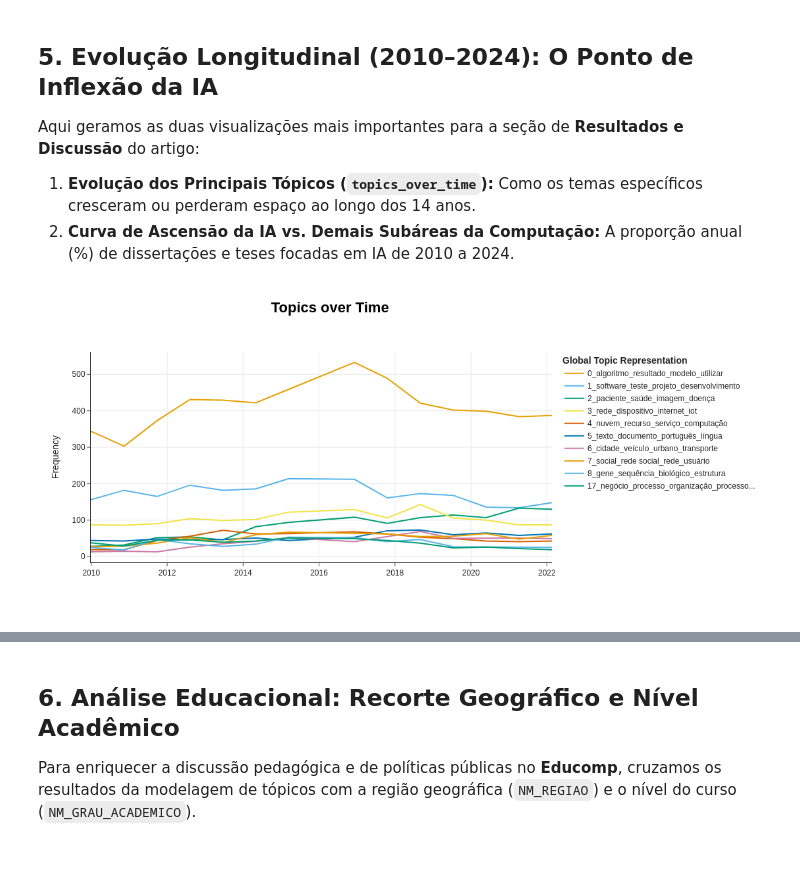
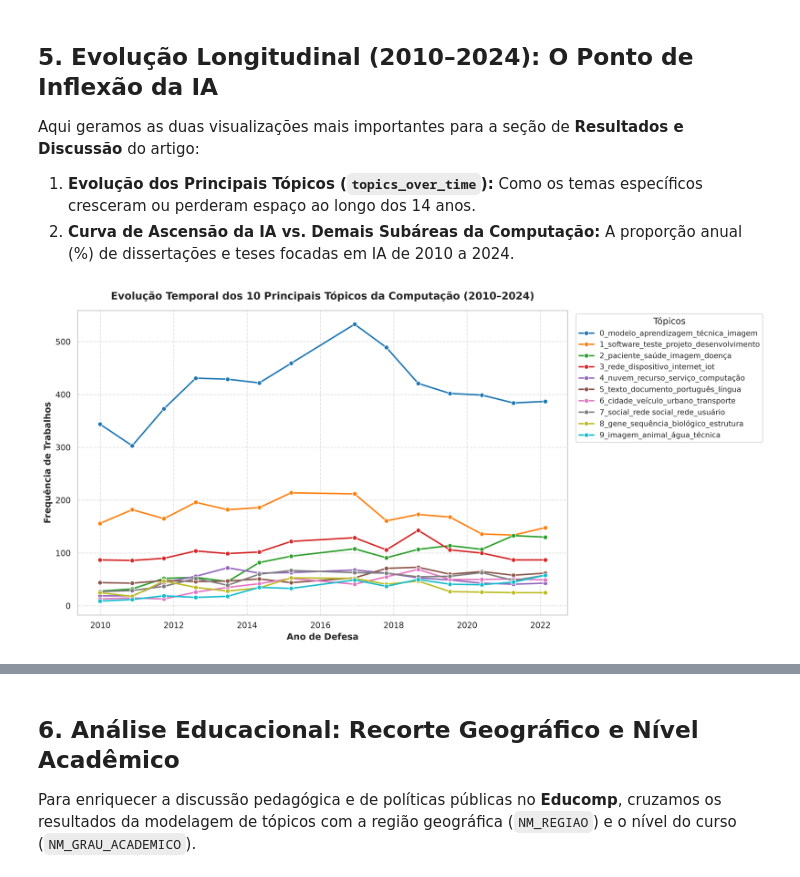
Before and after one commit to diamondxorb/TAC-2026.2, a Jupyter notebook: notebooks/02_modelagem_topicos.ipynb, the cells around one changed output, grey strips where cells are left out. Cells and saved outputs as stored; diff of their text form; code cells hidden in the pictures.

```diff
--- a/notebooks/02_modelagem_topicos.ipynb
+++ b/notebooks/02_modelagem_topicos.ipynb
@@ -221,16 +218,48 @@ Participação global de IA no corpus (2010-2024): 5.01% (1109 trabalhos)
 Aqui geramos as duas visualizações mais importantes para a seção de **Resultados e Discussão** do artigo:
 1. **Evolução dos Principais Tópicos (`topics_over_time`):** Como os temas específicos cresceram ou perderam espaço ao longo dos 14 anos.
 2. **Curva de Ascensão da IA vs. Demais Subáreas da Computação:** A proporção anual (%) de dissertações e teses focadas em IA de 2010 a 2024.
-# %%
-# 1. Cálculo de Tópicos ao Longo do Tempo nativo do BERTopic
-anos = df['AN_BASE'].tolist()
-topicos_no_tempo = topic_model.topics_over_time(documentos, anos, nr_bins=15)
-
-# Visualização interativa (Plotly) dos 10 maiores tópicos
-fig_tempo = topic_model.visualize_topics_over_time(topicos_no_tempo, top_n_topics=10, width=950, height=500)
-fig_tempo.show()
-# %% [output]
-[figure, removed]
+# %%
+# 1. Cálculo de Tópicos ao Longo do Tempo nativo do BERTopic
+anos = df['AN_BASE'].tolist()
+topicos_no_tempo = topic_model.topics_over_time(documentos, anos, nr_bins=15)
+
+# Seleciona os 10 maiores tópicos (ignorando o tópico -1, que é ruído)
+top_10_ids = info_topicos[info_topicos['Topic'] != -1]['Topic'].head(10).tolist()
+df_top10 = topicos_no_tempo[topicos_no_tempo['Topic'].isin(top_10_ids)].copy()
+
+# Adiciona o nome do tópico para a legenda ficar compreensível
+mapa_nomes = dict(zip(info_topicos['Topic'], info_topicos['Name']))
+df_top10['Nome do Tópico'] = df_top10['Topic'].map(mapa_nomes)
+
+# 2. Criação do Gráfico Estático com Seaborn (substituindo o Plotly/Kaleido)
+plt.figure(figsize=(14, 7), dpi=300)
+sns.lineplot(
+    data=df_top10,
+    x='Timestamp',
+    y='Frequency',
+    hue='Nome do Tópico',
+    marker='o',
+    palette='tab10',
+    linewidth=2
+)
+
+plt.title('Evolução Temporal dos 10 Principais Tópicos da Computação (2010–2024)', fontsize=14, fontweight='bold', pad=15)
+plt.xlabel('Ano de Defesa', fontsize=12, fontweight='bold')
+plt.ylabel('Frequência de Trabalhos', fontsize=12, fontweight='bold')
+
+# Move a legenda para fora da área do gráfico para não esconder as linhas
+plt.legend(bbox_to_anchor=(1.01, 1), loc='upper left', title='Tópicos', fontsize=10)
+plt.grid(True, linestyle='--', alpha=0.6)
+plt.tight_layout()
+
+# Garante que a pasta exista e salva a imagem nativamente
+caminho_pasta_figuras = '../data/figuras'
+os.makedirs(caminho_pasta_figuras, exist_ok=True)
+plt.savefig(f'{caminho_pasta_figuras}/evolucao_temporal_topicos.png', dpi=300, bbox_inches='tight')
+
+plt.show()
+# %% [output]
+[figure, added]
 # %%
 # 2. Gráfico Estático em Alta Resolução (Padrão Artigo SBC / Educomp)
 evolucao_anual = df.groupby('AN_BASE').agg(
```
Also changed, not shown: parts of 6 cells of this notebook, 8 other files.
